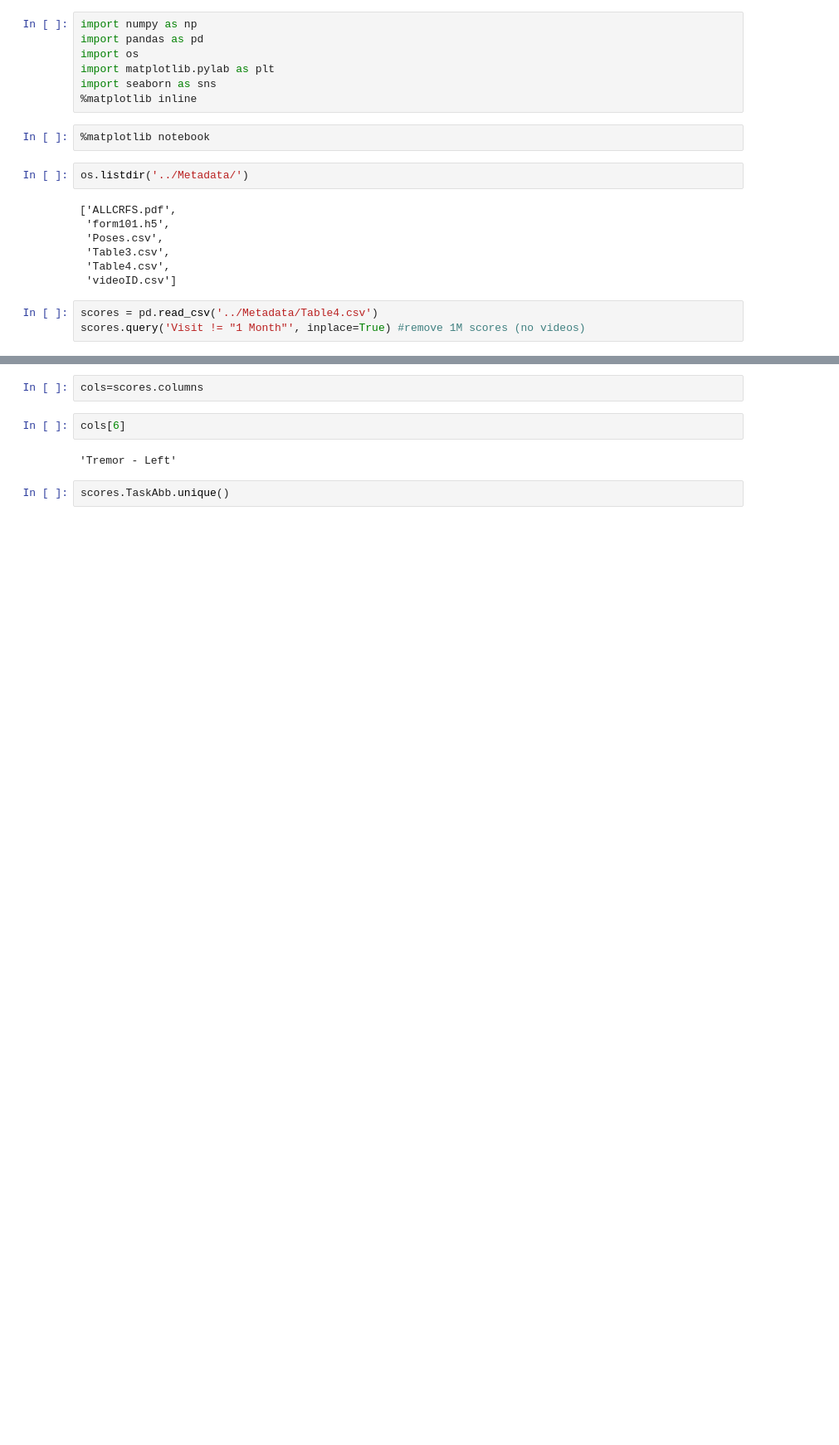
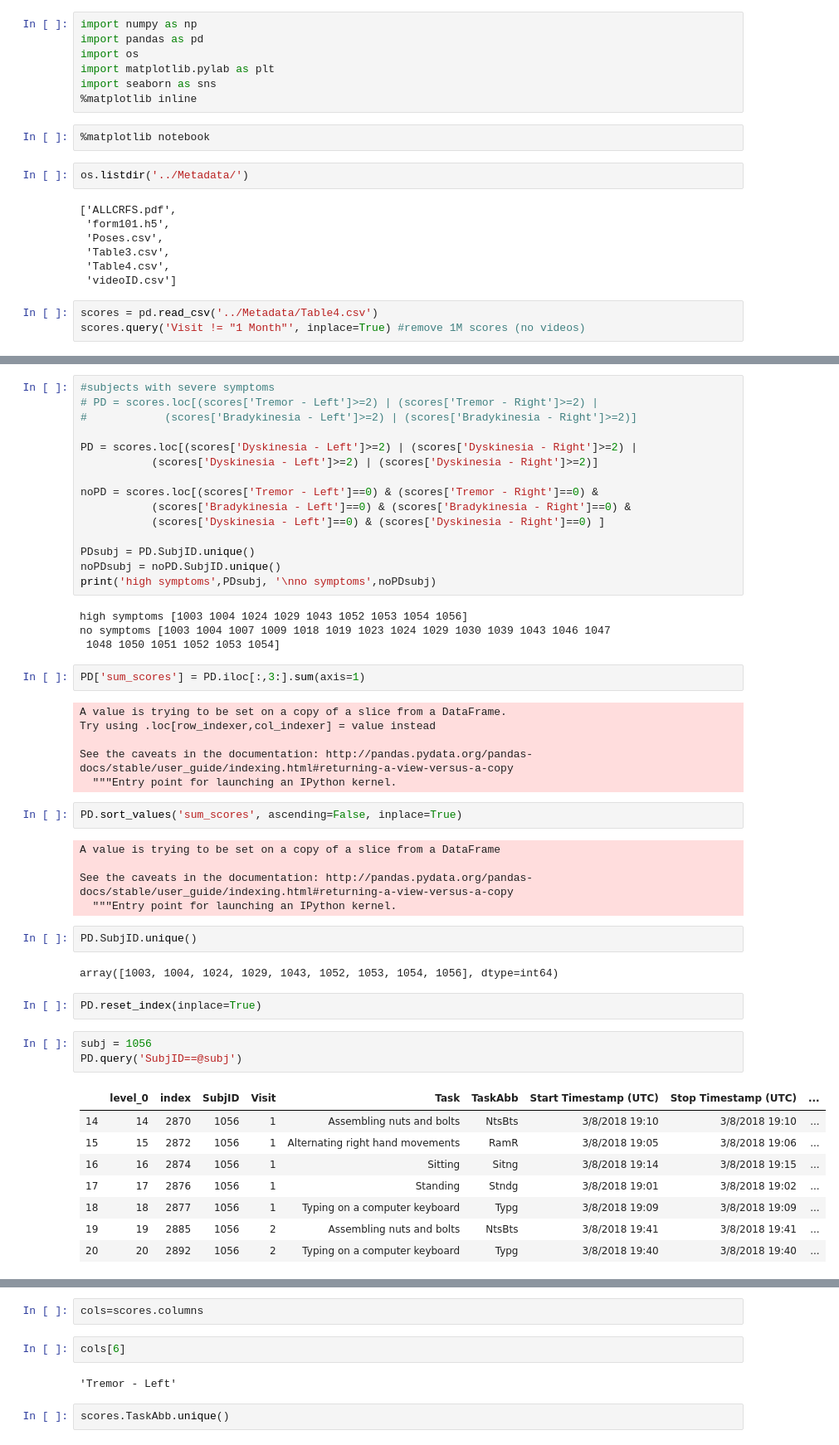
Before and after one commit to Luke3D/PD_PoseEstimation, a Jupyter notebook: Code/ScoresDistr.ipynb, the cells around one changed output, grey strips where cells are left out. Shown at 83% size. Cells and saved outputs as stored; diff of their text form; blank space fills up the shorter version.

```diff
--- a/Code/ScoresDistr.ipynb
+++ b/Code/ScoresDistr.ipynb
@@ -30,0 +67,52 @@ scores.head()
+# %%
+#subjects with severe symptoms
+# PD = scores.loc[(scores['Tremor - Left']>=2) | (scores['Tremor - Right']>=2) |
+#            (scores['Bradykinesia - Left']>=2) | (scores['Bradykinesia - Right']>=2)]
+
+PD = scores.loc[(scores['Dyskinesia - Left']>=2) | (scores['Dyskinesia - Right']>=2) |
+           (scores['Dyskinesia - Left']>=2) | (scores['Dyskinesia - Right']>=2)]
+
+noPD = scores.loc[(scores['Tremor - Left']==0) & (scores['Tremor - Right']==0) &
+           (scores['Bradykinesia - Left']==0) & (scores['Bradykinesia - Right']==0) &
+           (scores['Dyskinesia - Left']==0) & (scores['Dyskinesia - Right']==0) ]
+
+PDsubj = PD.SubjID.unique()
+noPDsubj = noPD.SubjID.unique()
+print('high symptoms',PDsubj, '\nno symptoms',noPDsubj)
+# %% [output]
+high symptoms [1003 1004 1024 1029 1043 1052 1053 1054 1056]
+no symptoms [1003 1004 1007 1009 1018 1019 1023 1024 1029 1030 1039 1043 1046 1047
+ 1048 1050 1051 1052 1053 1054]
+# %%
+PD['sum_scores'] = PD.iloc[:,3:].sum(axis=1)
+# %% [output]
+A value is trying to be set on a copy of a slice from a DataFrame.
+Try using .loc[row_indexer,col_indexer] = value instead
+
+See the caveats in the documentation: http://pandas.pydata.org/pandas-docs/stable/user_guide/indexing.html#returning-a-view-versus-a-copy
+  """Entry point for launching an IPython kernel.
+# %%
+PD.sort_values('sum_scores', ascending=False, inplace=True)
+# %% [output]
+A value is trying to be set on a copy of a slice from a DataFrame
+
+See the caveats in the documentation: http://pandas.pydata.org/pandas-docs/stable/user_guide/indexing.html#returning-a-view-versus-a-copy
+  """Entry point for launching an IPython kernel.
+# %%
+PD.SubjID.unique()
+# %% [output]
+array([1003, 1004, 1024, 1029, 1043, 1052, 1053, 1054, 1056], dtype=int64)
+# %%
+PD.reset_index(inplace=True)
+# %%
+subj = 1056
+PD.query('SubjID==@subj')
+# %% [output]
+|  | level_0 | index | SubjID | Visit | Task | TaskAbb | Start Timestamp (UTC) | Stop Timestamp (UTC) | ... |
+| 14 | 14 | 2870 | 1056 | 1 | Assembling nuts and bolts | NtsBts | 3/8/2018 19:10 | 3/8/2018 19:10 | ... |
+| 15 | 15 | 2872 | 1056 | 1 | Alternating right hand movements | RamR | 3/8/2018 19:05 | 3/8/2018 19:06 | ... |
+| 16 | 16 | 2874 | 1056 | 1 | Sitting | Sitng | 3/8/2018 19:14 | 3/8/2018 19:15 | ... |
+| 17 | 17 | 2876 | 1056 | 1 | Standing | Stndg | 3/8/2018 19:01 | 3/8/2018 19:02 | ... |
+| 18 | 18 | 2877 | 1056 | 1 | Typing on a computer keyboard | Typg | 3/8/2018 19:09 | 3/8/2018 19:09 | ... |
+| 19 | 19 | 2885 | 1056 | 2 | Assembling nuts and bolts | NtsBts | 3/8/2018 19:41 | 3/8/2018 19:41 | ... |
+| 20 | 20 | 2892 | 1056 | 2 | Typing on a computer keyboard | Typg | 3/8/2018 19:40 | 3/8/2018 19:40 | ... |
```
Also changed, not shown: parts of 8 cells of this notebook, 1 other file.
